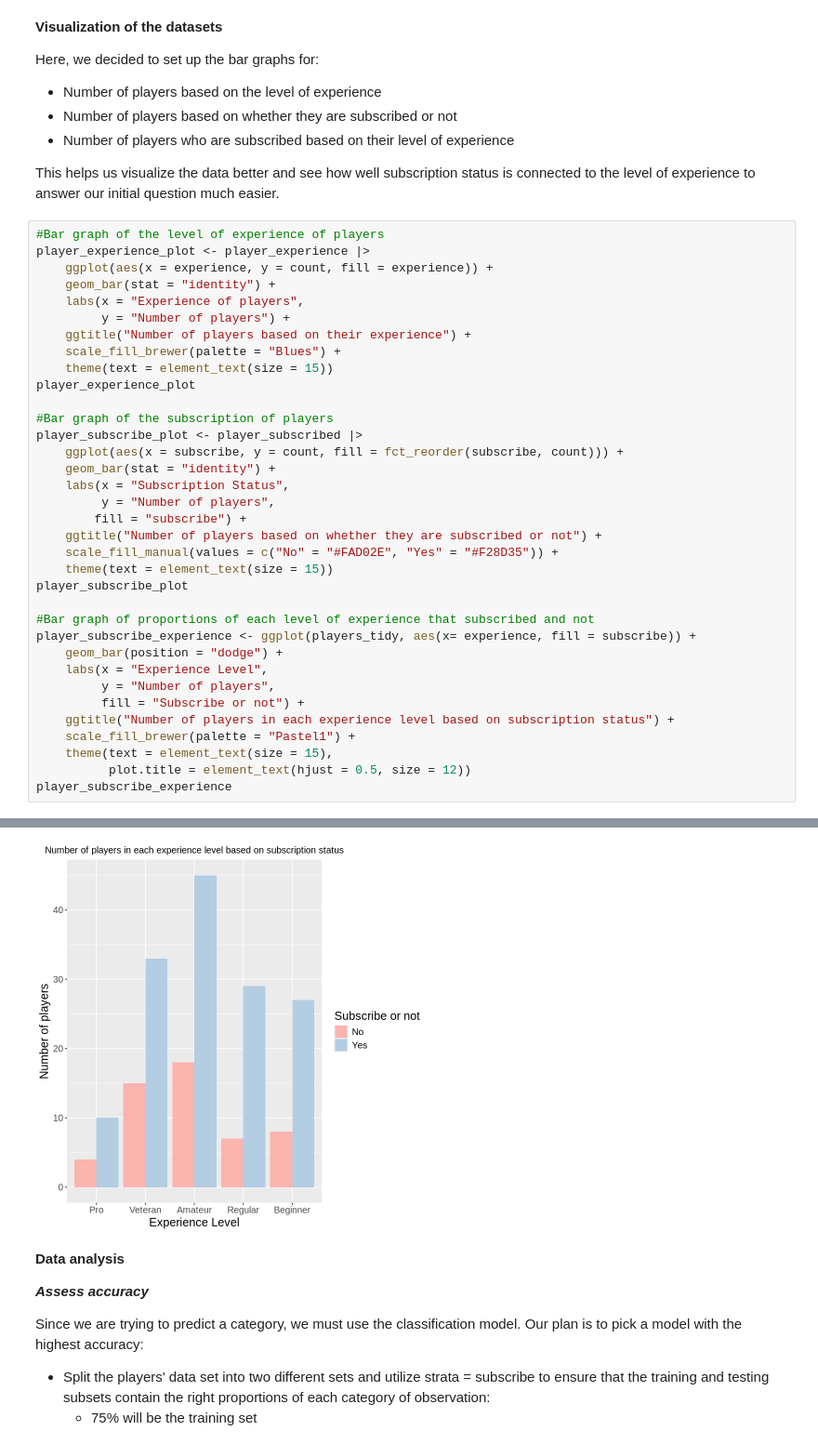
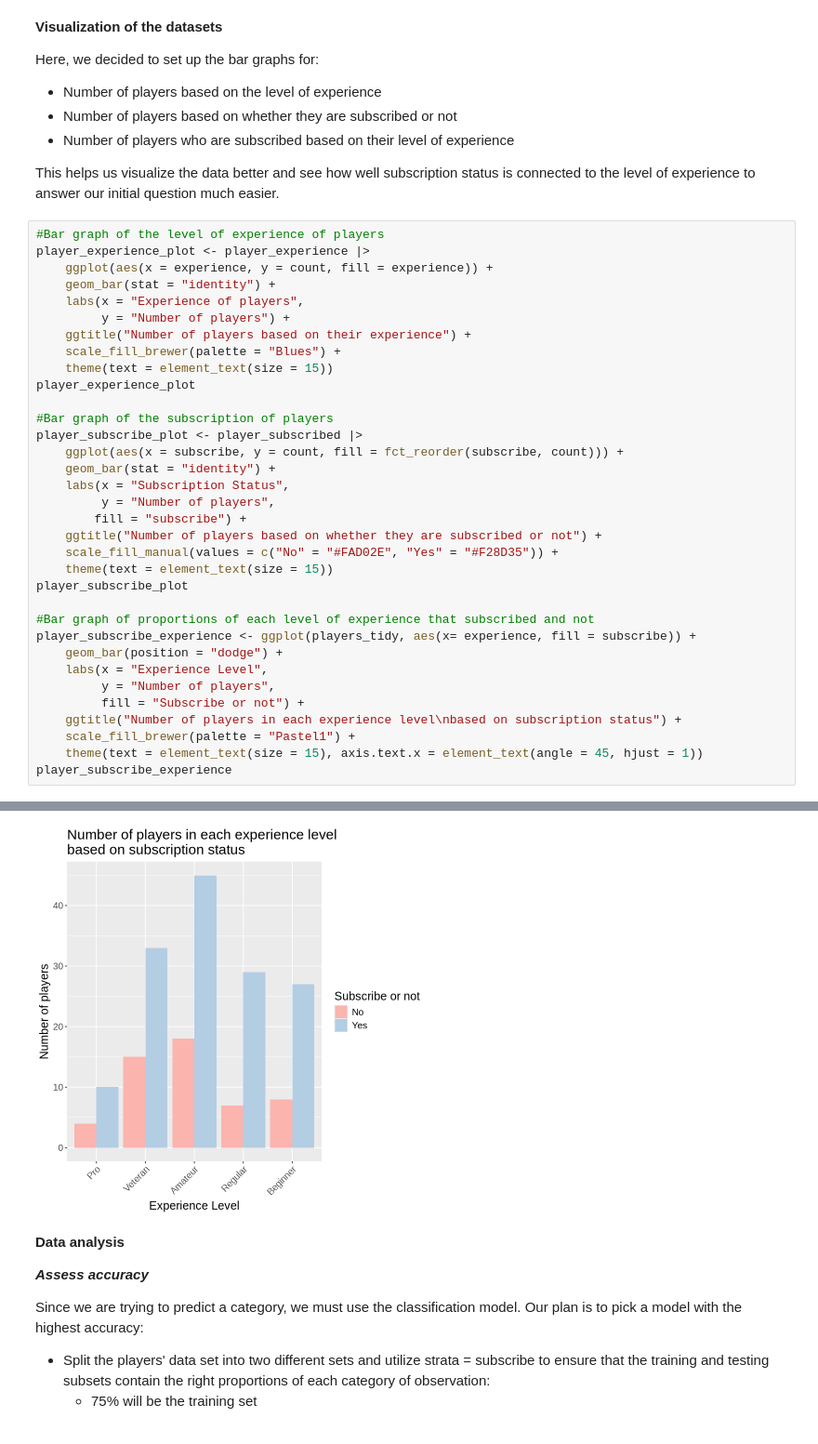
Before and after one commit to duybau2006/Data-Science-100-Group-Project, a Jupyter notebook: Group Project Final Report.ipynb, the cells around one changed output, grey strips where cells are left out. Shown at 93% size. Saved outputs shown, nothing was run; the diff lists cells and outputs as text.

Commit message:
Added textbook citation and fixed text displays in visualization

```diff
--- a/Group Project Final Report.ipynb
+++ b/Group Project Final Report.ipynb
@@ -209,37 +227,36 @@ player_experience_plot <- player_experience |>
     labs(x = "Experience of players",
          y = "Number of players") +
     ggtitle("Number of players based on their experience") +
     scale_fill_brewer(palette = "Blues") +
     theme(text = element_text(size = 15))
 player_experience_plot
 
 #Bar graph of the subscription of players
 player_subscribe_plot <- player_subscribed |>
     ggplot(aes(x = subscribe, y = count, fill = fct_reorder(subscribe, count))) +
     geom_bar(stat = "identity") +
     labs(x = "Subscription Status",
          y = "Number of players",
         fill = "subscribe") +
     ggtitle("Number of players based on whether they are subscribed or not") +
     scale_fill_manual(values = c("No" = "#FAD02E", "Yes" = "#F28D35")) +
     theme(text = element_text(size = 15))
 player_subscribe_plot
 
 #Bar graph of proportions of each level of experience that subscribed and not
 player_subscribe_experience <- ggplot(players_tidy, aes(x= experience, fill = subscribe)) +
     geom_bar(position = "dodge") +
     labs(x = "Experience Level",
          y = "Number of players",
          fill = "Subscribe or not") +
-    ggtitle("Number of players in each experience level based on subscription status") +
+    ggtitle("Number of players in each experience level\nbased on subscription status") +
     scale_fill_brewer(palette = "Pastel1") +
-    theme(text = element_text(size = 15),
-          plot.title = element_text(hjust = 0.5, size = 12))
+    theme(text = element_text(size = 15), axis.text.x = element_text(angle = 45, hjust = 1))
 player_subscribe_experience
 # %% [output]
 [figure]
 [figure]
-[figure, old version]
+[figure, new version]
 # %% [markdown]
 **Data analysis**
 
```
Also changed, not shown: parts of 6 cells of this notebook.
